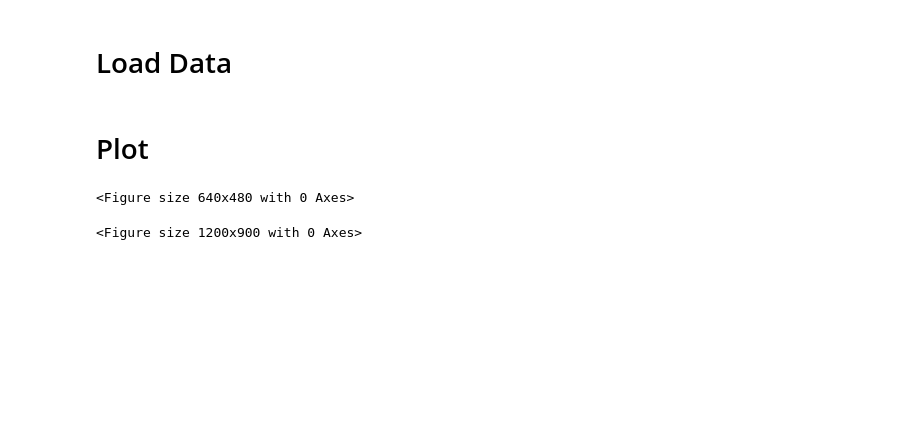
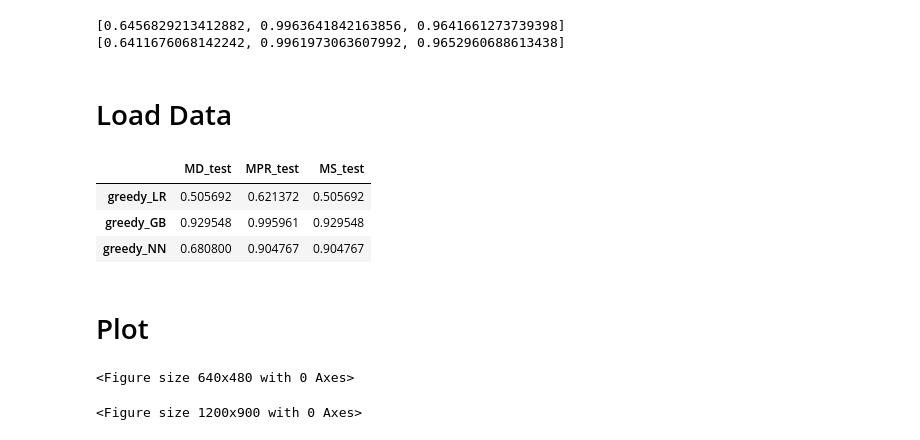
Before and after one commit to stevenson0421/Feature-Selection, a Jupyter notebook: Code/4_Evaluation.ipynb, the cells around one changed output. Saved outputs shown, nothing was run; the diff lists cells and outputs as text; code cells hidden in the pictures; blank space fills up the shorter version.

```diff
--- a/Code/4_Evaluation.ipynb
+++ b/Code/4_Evaluation.ipynb
@@ -17,3 +17,17 @@ full_feature_test = [0.6610223438793049, 0.9959611530753815, 0.9671735773284924]
+# %%
+for model in models:
+    # read the results, extract their score parts.
+    cv_df = pd.read_csv(os.path.join('../Results/', dataset_name, 'Greedy_CV_F1_' + model + '.csv'), index_col=0)
+    test_df = pd.read_csv(os.path.join('../Results/', dataset_name, 'Greedy_Test_F1_' + model + '.csv'), index_col=0)
+    cv_score = cv_df.iloc[0].apply(lambda x: float(x.translate( { ord(i): None for i in '()'} ).split(',')[0]))
+    test_score = test_df.iloc[0]
+    full_feature_cv.append(cv_score[-1])
+    full_feature_test.append(test_score[-1])
+print(full_feature_cv)
+print(full_feature_test)
+# %% [output]
+[0.6456829213412882, 0.9963641842163856, 0.9641661273739398]
+[0.6411676068142242, 0.9961973063607992, 0.9652960688613438]
 # %% [markdown]
 # Load Data
 # %%
@@ -26,6 +40,13 @@ for index in df.index:
     cv.loc[index] = df.loc[index][cv_columns].tolist()
     test.loc[index] = df.loc[index][test_columns].tolist()
     size.loc[index] = df.loc[index][size_columns].tolist()
+# %%
+test.head()
+# %% [output]
+|  | MD_test | MPR_test | MS_test |
+| greedy_LR | 0.505692 | 0.621372 | 0.505692 |
+| greedy_GB | 0.929548 | 0.995961 | 0.929548 |
+| greedy_NN | 0.680800 | 0.904767 | 0.904767 |
 # %%
 df = pd.read_csv(os.path.join('../Results/', dataset_name, 'Set_Stopping_Point.csv'), index_col=0)
 
```
Also changed, not shown: parts of 2 cells of this notebook, 53 other files.
